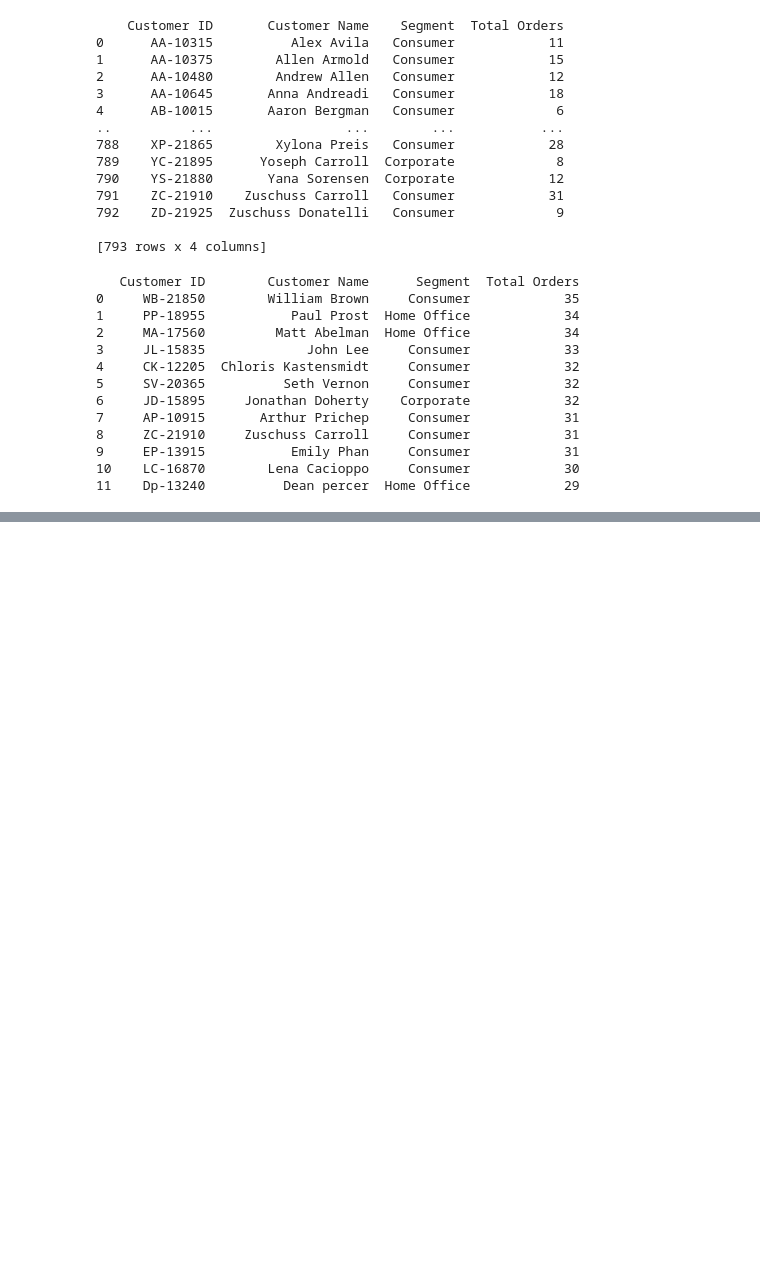
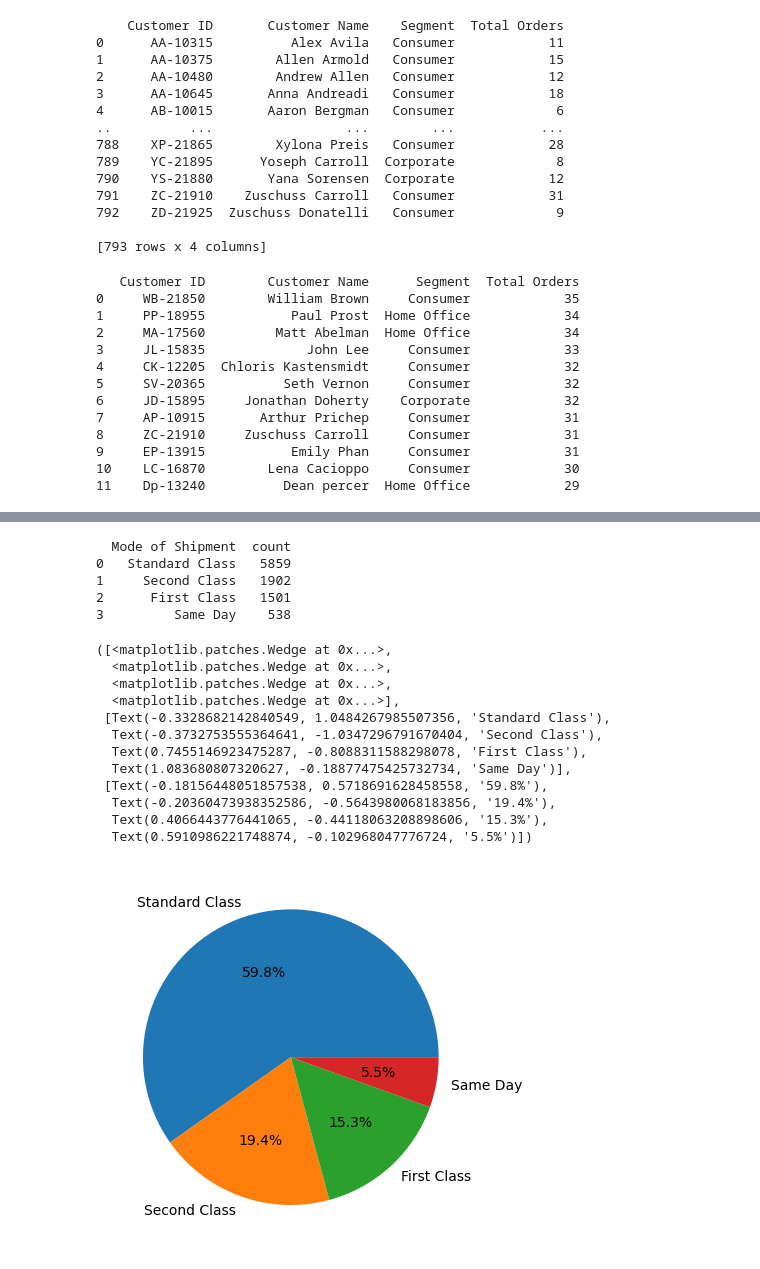
Before and after one commit to jagnajezierska/superstore_data_analysis, a Jupyter notebook: store_analysis.ipynb, the cells around one changed output, grey strips where cells are left out. Saved outputs shown, nothing was run; the diff lists cells and outputs as text; code cells hidden in the pictures; blank space fills up the shorter version.

```diff
--- a/store_analysis.ipynb
+++ b/store_analysis.ipynb
@@ -172,0 +193,27 @@ print(repeat_customers_sorted.head(12).reset_index(drop=True))
+# %%
+shipping_model = df['Ship Mode'].value_counts().reset_index()
+shipping_model = shipping_model.rename(columns={'index': 'Use Frequency','Ship Mode': 'Mode of Shipment'})
+# %%
+print(shipping_model)
+# %% [output]
+  Mode of Shipment  count
+0   Standard Class   5859
+1     Second Class   1902
+2      First Class   1501
+3         Same Day    538
+# %%
+plt.pie(shipping_model['count'], labels = shipping_model['Mode of Shipment'], autopct="%1.1f%%")
+# %% [output]
+([<matplotlib.patches.Wedge at 0x...>,
+  <matplotlib.patches.Wedge at 0x...>,
+  <matplotlib.patches.Wedge at 0x...>,
+  <matplotlib.patches.Wedge at 0x...>],
+ [Text(-0.3328682142840549, 1.0484267985507356, 'Standard Class'),
+  Text(-0.3732753555364641, -1.0347296791670404, 'Second Class'),
+  Text(0.7455146923475287, -0.8088311588298078, 'First Class'),
+  Text(1.083680807320627, -0.18877475425732734, 'Same Day')],
+ [Text(-0.18156448051857538, 0.5718691628458558, '59.8%'),
+  Text(-0.20360473938352586, -0.5643980068183856, '19.4%'),
+  Text(0.4066443776441065, -0.44118063208898606, '15.3%'),
+  Text(0.5910986221748874, -0.102968047776724, '5.5%')])
+[figure, added]
```
Also changed, not shown: parts of 19 cells of this notebook.
